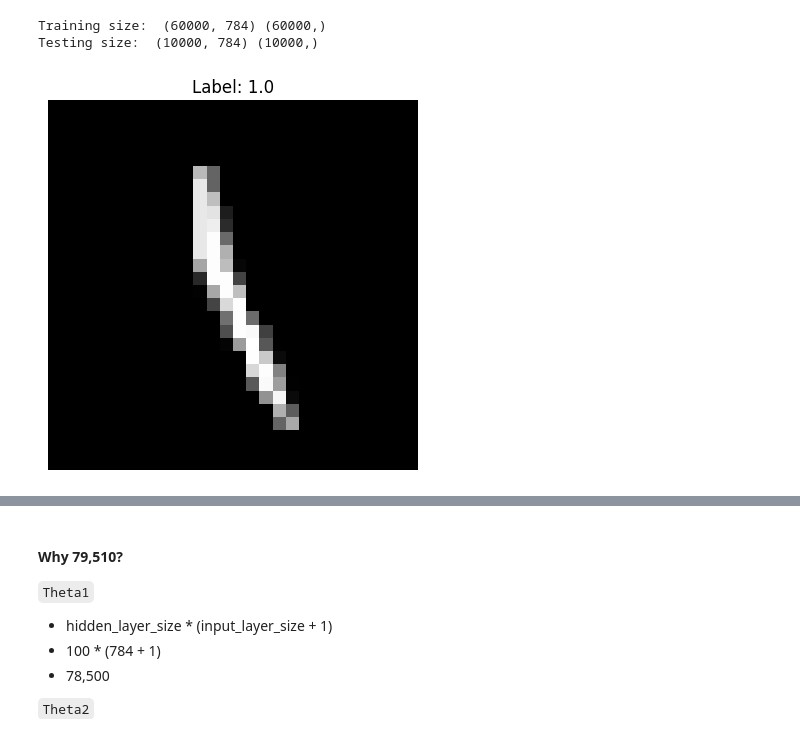
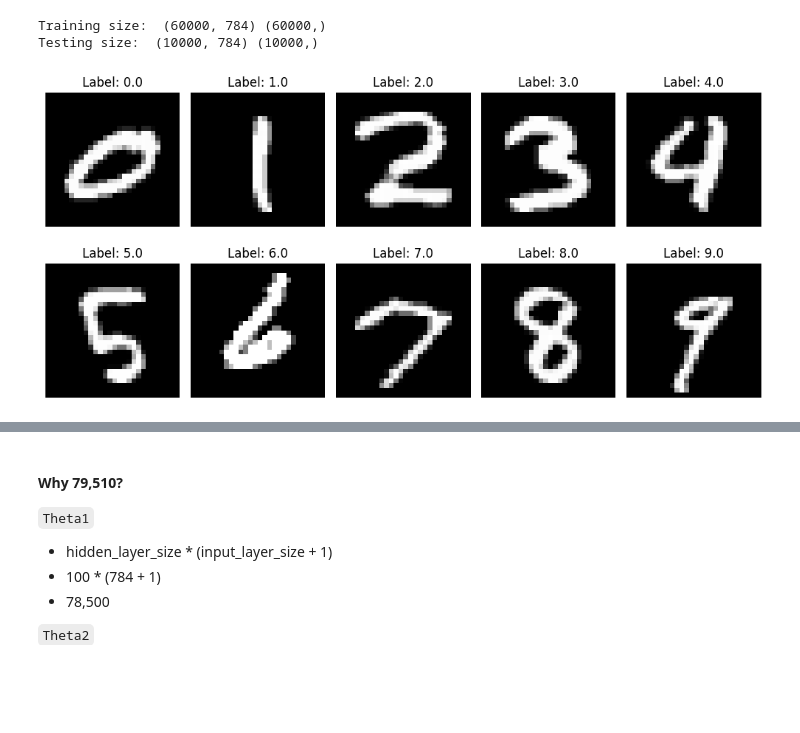
Before and after one commit to guyneh/neural-network, a Jupyter notebook: src/gradient-descent/nn.ipynb, the cells around one changed output, grey strips where cells are left out. Drawn from its saved outputs; the diff is of its cells as text; code cells hidden in the pictures; blank space fills up the shorter version.

```diff
--- a/src/gradient-descent/nn.ipynb
+++ b/src/gradient-descent/nn.ipynb
@@ -69,25 +71,48 @@ Testing size:  (10000, 784) (10000,)
 # %%
 # Display a sample image (random by default)
 def show_image(X, y, index=None):
     # Choose a random index if none is provided
     if index is None:
         N = X.shape[0]
         index = np.random.randint(0, N - 1)
 
     # Extract image data and label
     image = X[index].reshape(28, 28)
     label = y[index]
 
     # Display image and label
     plt.imshow(image, cmap='gray')
     plt.title(f"Label: {label}")
     plt.axis('off')
     plt.show()
 
-# Choose a random index from the total number of images
-show_image(X, y)
+# Display a grid of 5 columns and 2 rows with each of the digits in the dataset
+def show_digit_grid(X, y):
+    fig, axes = plt.subplots(2, 5, figsize=(10, 5))
+    digits_shown = set()
+
+    for i in range(2):
+        for j in range(5):
+            # Choose a random index for each digit
+            digit_to_show = len(digits_shown)
+            indices = np.where(y == digit_to_show)[0]
+            random_index = np.random.choice(indices)
+            image = X[random_index].reshape(28, 28)
+            label = y[random_index]
+
+            # Display image and label
+            axes[i, j].imshow(image, cmap='gray')
+            axes[i, j].set_title(f"Label: {label}")
+            axes[i, j].axis('off')
+            digits_shown.add(label)
+
+    plt.tight_layout()
+    plt.show()
+
+# Display a grid of random images for each digit
+show_digit_grid(X, y)
 # %% [output]
-[figure, old version]
+[figure, new version]
 # %%
 # Function to randomly initialise Thetas (weights) between a range of [-epsilon, epsilon]
 def initialise(a, b, epsilon):
```
Also changed, not shown: parts of 14 cells of this notebook, 3 other files.
